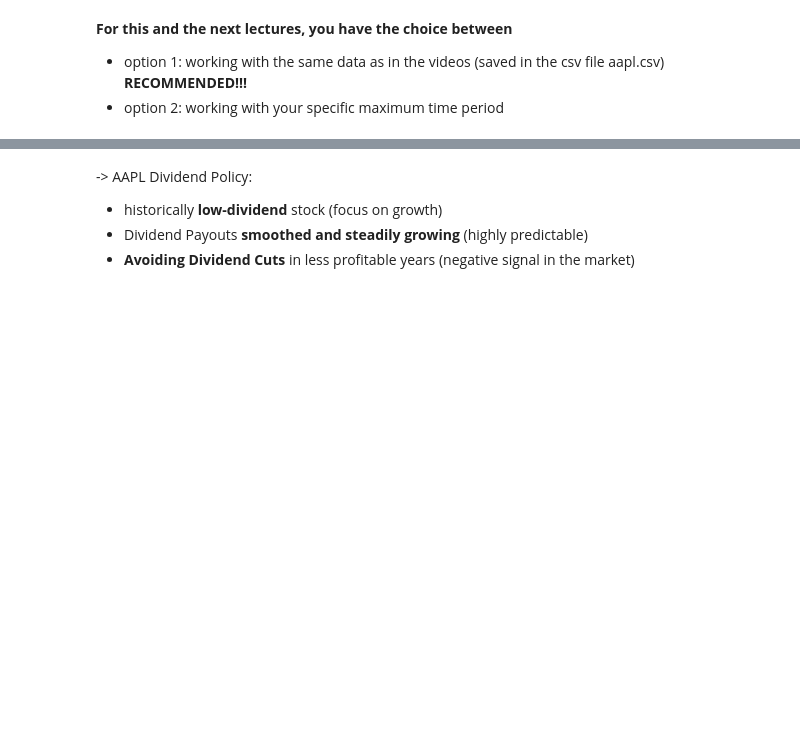
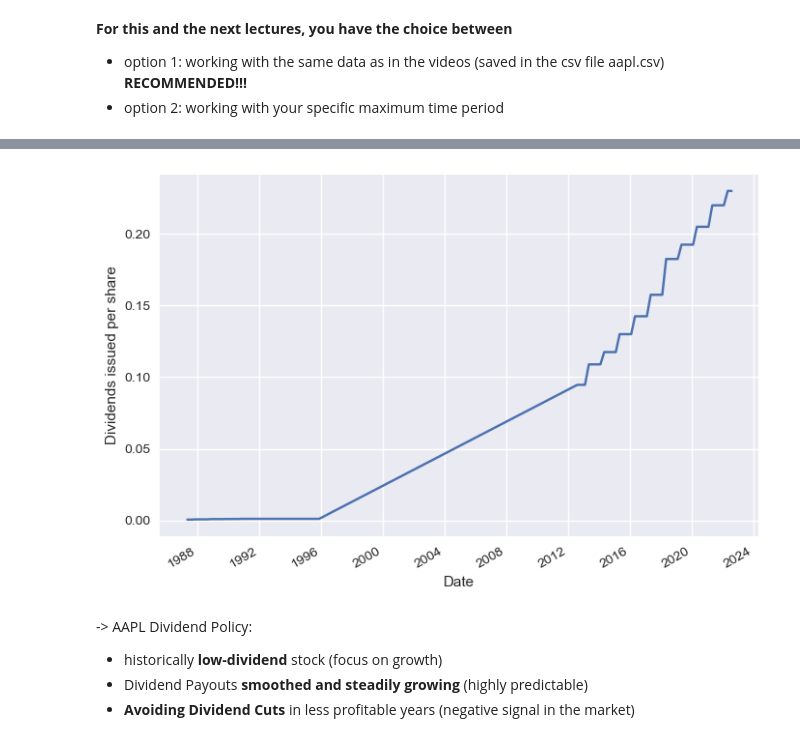
Before and after one commit to barnwalp/algorithmic_trading, a Jupyter notebook: udemy_hagmann/NB_01_Equity_Intro_Part1.ipynb, the cells around one changed output, grey strips where cells are left out. Cells and saved outputs as stored; diff of their text form; code cells hidden in the pictures; blank space fills up the shorter version.

```diff
--- a/udemy_hagmann/NB_01_Equity_Intro_Part1.ipynb
+++ b/udemy_hagmann/NB_01_Equity_Intro_Part1.ipynb
@@ -444,6 +513,9 @@ df.Close.iloc[-1] - df.Close.iloc[0] # cumulative Stock Price Increase - NEW
 # %%
 df.loc[df.Dividends != 0].Dividends.plot()
+plt.ylabel('Dividends issued per share')
 plt.show()
+# %% [output]
+[figure, added]
 # %% [markdown]
 -> AAPL Dividend Policy:
 - historically __low-dividend__ stock (focus on growth)
```
Also changed, not shown: parts of 25 cells of this notebook.
